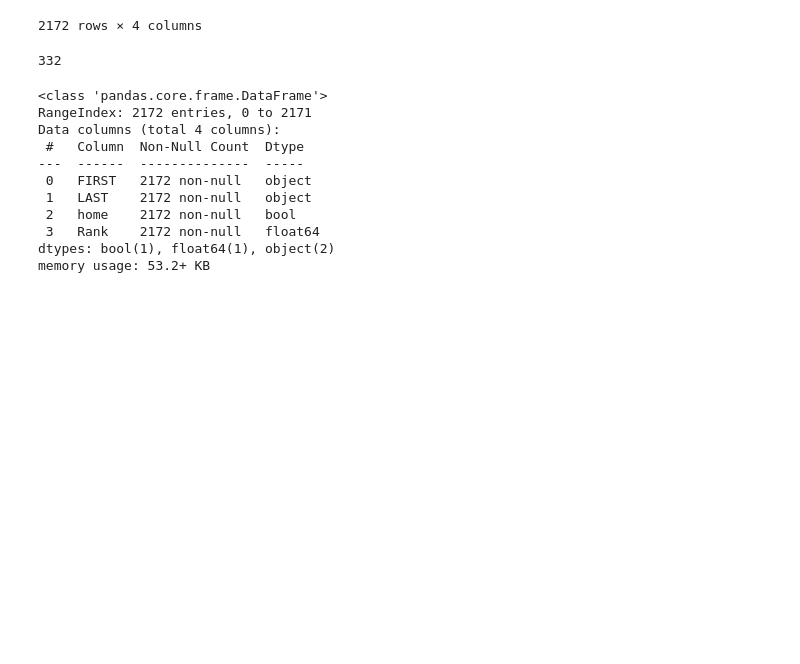
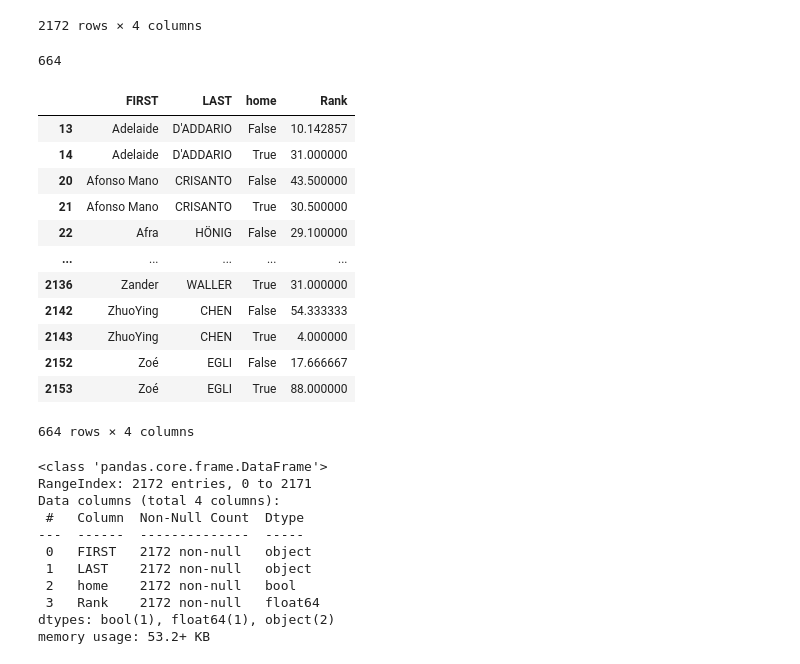
Before and after one commit to chendub/Springboard, a Jupyter notebook: IFSC/data_wrangling.ipynb, the cells around one changed output. Saved outputs shown, nothing was run; the diff lists cells and outputs as text; code cells hidden in the pictures; blank space fills up the shorter version.

```diff
--- a/IFSC/data_wrangling.ipynb
+++ b/IFSC/data_wrangling.ipynb
@@ -249,9 +251,26 @@ ra_boulder
 2172 rows × 4 columns
 # %%
 # Checking for duplicated athletes (those who have competed both home and away)
-ra_boulder.duplicated(subset=['FIRST', 'LAST']).sum()
+home_and_away_boulder = ra_boulder.duplicated(subset=['FIRST', 'LAST'], keep=False)
+home_and_away_boulder.sum()
 # %% [output]
-332
+664
+# %%
+ra_boulder[home_and_away_boulder]
+# %% [output]
+|  | FIRST | LAST | home | Rank |
+| 13 | Adelaide | D'ADDARIO | False | 10.142857 |
+| 14 | Adelaide | D'ADDARIO | True | 31.000000 |
+| 20 | Afonso Mano | CRISANTO | False | 43.500000 |
+| 21 | Afonso Mano | CRISANTO | True | 30.500000 |
+| 22 | Afra | HÖNIG | False | 29.100000 |
+| ... | ... | ... | ... | ... |
+| 2136 | Zander | WALLER | True | 31.000000 |
+| 2142 | ZhuoYing | CHEN | False | 54.333333 |
+| 2143 | ZhuoYing | CHEN | True | 4.000000 |
+| 2152 | Zoé | EGLI | False | 17.666667 |
+| 2153 | Zoé | EGLI | True | 88.000000 |
+664 rows × 4 columns
 # %%
 ra_boulder.info()
 # %% [output]
```
Also changed, not shown: parts of 11 cells of this notebook.
